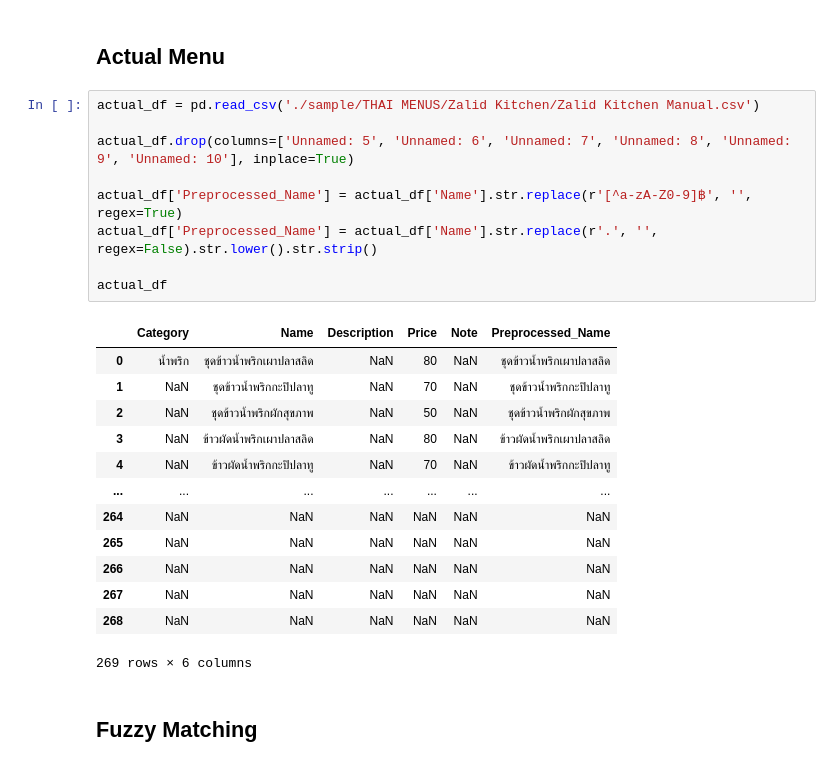
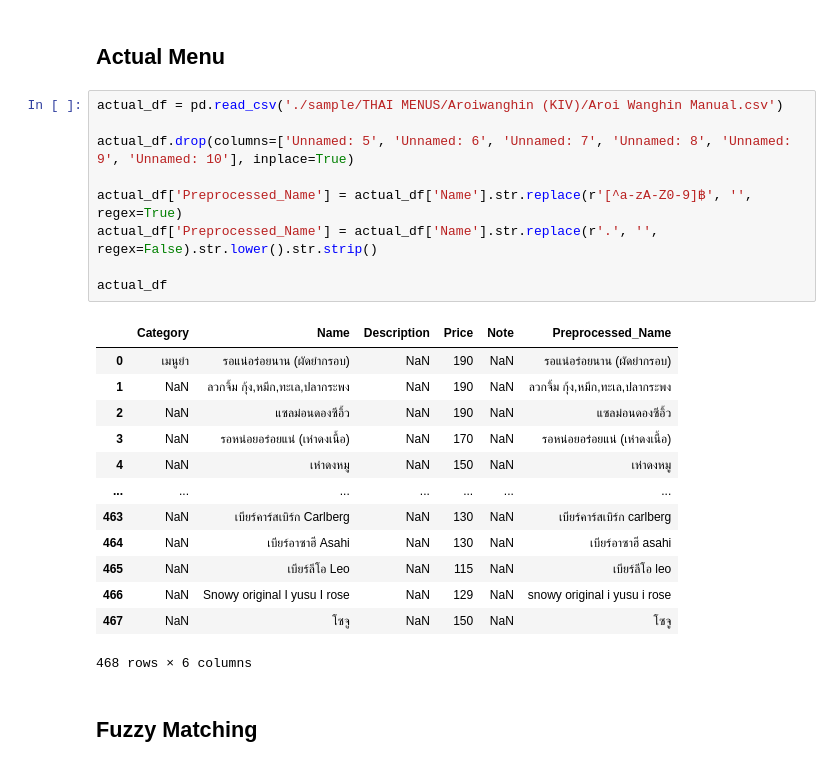
Before and after one commit to chesterwkf/hungryhub_automation, a Jupyter notebook: ocr_accuracy(gemini).ipynb, the cells around one changed output. Cells and saved outputs as stored; diff of their text form.

```diff
--- a/ocr_accuracy(gemini).ipynb
+++ b/ocr_accuracy(gemini).ipynb
@@ -795,28 +795,28 @@ ocr_df
 # %% [markdown]
 <h2>Actual Menu</h2>
 # %%
-actual_df = pd.read_csv('./sample/THAI MENUS/Zalid Kitchen/Zalid Kitchen Manual.csv')
+actual_df = pd.read_csv('./sample/THAI MENUS/Aroiwanghin (KIV)/Aroi Wanghin Manual.csv')
 
 actual_df.drop(columns=['Unnamed: 5', 'Unnamed: 6', 'Unnamed: 7', 'Unnamed: 8', 'Unnamed: 9', 'Unnamed: 10'], inplace=True)
 
 actual_df['Preprocessed_Name'] = actual_df['Name'].str.replace(r'[^a-zA-Z0-9]฿', '', regex=True)
 actual_df['Preprocessed_Name'] = actual_df['Name'].str.replace(r'.', '', regex=False).str.lower().str.strip()
 
 actual_df
 # %% [output]
 |  | Category | Name | Description | Price | Note | Preprocessed_Name |
-| 0 | น้ำพริก | ชุดข้าวน้ำพริกเผาปลาสลิด | NaN | 80 | NaN | ชุดข้าวน้ำพริกเผาปลาสลิด |
-| 1 | NaN | ชุดข้าวน้ำพริกกะปิปลาทู | NaN | 70 | NaN | ชุดข้าวน้ำพริกกะปิปลาทู |
-| 2 | NaN | ชุดข้าวน้ำพริกผักสุขภาพ | NaN | 50 | NaN | ชุดข้าวน้ำพริกผักสุขภาพ |
-| 3 | NaN | ข้าวผัดน้ำพริกเผาปลาสลิด | NaN | 80 | NaN | ข้าวผัดน้ำพริกเผาปลาสลิด |
-| 4 | NaN | ข้าวผัดน้ำพริกกะปิปลาทู | NaN | 70 | NaN | ข้าวผัดน้ำพริกกะปิปลาทู |
+| 0 | เมนูยำ | รอแน่อร่อยนาน (ผัดยำกรอบ) | NaN | 190 | NaN | รอแน่อร่อยนาน (ผัดยำกรอบ) |
+| 1 | NaN | ลวกจิ้ม กุ้ง,หมึก,ทะเล,ปลากระพง | NaN | 190 | NaN | ลวกจิ้ม กุ้ง,หมึก,ทะเล,ปลากระพง |
+| 2 | NaN | แซลม่อนดองซีอิ้ว | NaN | 190 | NaN | แซลม่อนดองซีอิ้ว |
+| 3 | NaN | รอหน่อยอร่อยแน่ (เห่าดงเนื้อ) | NaN | 170 | NaN | รอหน่อยอร่อยแน่ (เห่าดงเนื้อ) |
+| 4 | NaN | เห่าดงหมู | NaN | 150 | NaN | เห่าดงหมู |
 | ... | ... | ... | ... | ... | ... | ... |
-| 264 | NaN | NaN | NaN | NaN | NaN | NaN |
-| 265 | NaN | NaN | NaN | NaN | NaN | NaN |
-| 266 | NaN | NaN | NaN | NaN | NaN | NaN |
-| 267 | NaN | NaN | NaN | NaN | NaN | NaN |
-| 268 | NaN | NaN | NaN | NaN | NaN | NaN |
+| 463 | NaN | เบียร์คาร์สเบิร์ก Carlberg | NaN | 130 | NaN | เบียร์คาร์สเบิร์ก carlberg |
+| 464 | NaN | เบียร์อาซาฮี Asahi | NaN | 130 | NaN | เบียร์อาซาฮี asahi |
+| 465 | NaN | เบียร์ลีโอ Leo | NaN | 115 | NaN | เบียร์ลีโอ leo |
+| 466 | NaN | Snowy original I yusu I rose | NaN | 129 | NaN | snowy original i yusu i rose |
+| 467 | NaN | โซจู | NaN | 150 | NaN | โซจู |
-269 rows × 6 columns
+468 rows × 6 columns
 # %% [markdown]
 <h2>Fuzzy Matching</h2>
 # %%
```
Also changed, not shown: parts of 4 cells of this notebook, 7 other files.
